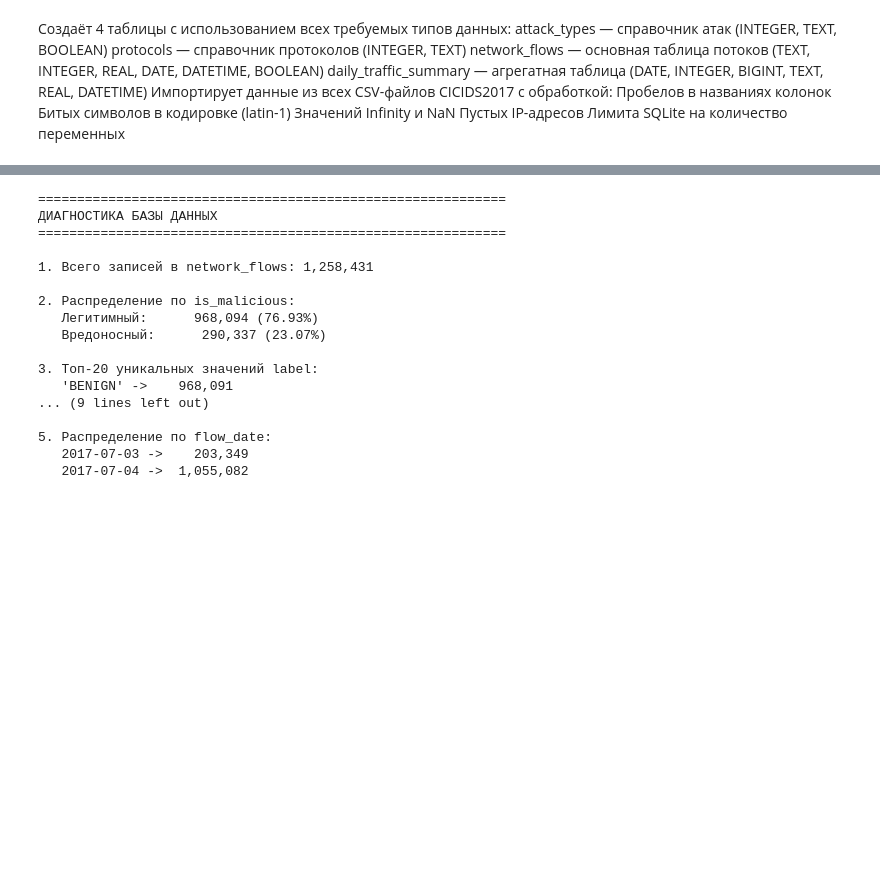
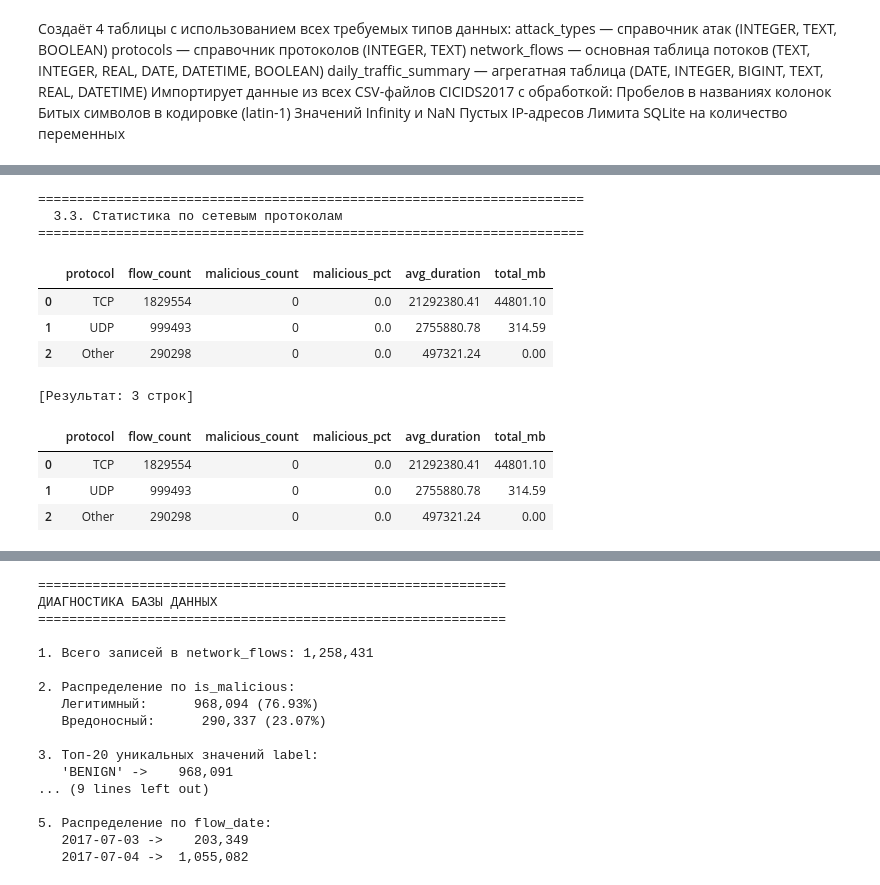
Before and after one commit to Marina4ij/dz3, a Jupyter notebook: dz3.ipynb, the cells around one changed output, grey strips where cells are left out. Saved outputs shown, nothing was run; the diff lists cells and outputs as text; code cells hidden in the pictures; blank space fills up the shorter version.

```diff
--- a/dz3.ipynb
+++ b/dz3.ipynb
@@ -420,0 +670,28 @@ daily_traffic_summary — агрегатная таблица (DATE, INTEGER, BI
+# %%
+sql = """
+SELECT
+    p.name as protocol,
+    COUNT(*) as flow_count,
+    SUM(nf.is_malicious) as malicious_count,
+    ROUND(100.0 * SUM(nf.is_malicious) / COUNT(*), 2) as malicious_pct,
+    ROUND(AVG(nf.flow_duration), 2) as avg_duration,
+    ROUND(SUM(nf.total_length_fwd + nf.total_length_bwd) / 1024.0 / 1024.0, 2) as total_mb
+FROM network_flows nf
+JOIN protocols p ON nf.protocol_id = p.protocol_id
+GROUP BY p.name
+ORDER BY flow_count DESC
+"""
+run_query(sql, "3.3. Статистика по сетевым протоколам")
+# %% [output]
+======================================================================
+  3.3. Статистика по сетевым протоколам
+======================================================================
+|  | protocol | flow_count | malicious_count | malicious_pct | avg_duration | total_mb |
+| 0 | TCP | 1829554 | 0 | 0.0 | 21292380.41 | 44801.10 |
+| 1 | UDP | 999493 | 0 | 0.0 | 2755880.78 | 314.59 |
+| 2 | Other | 290298 | 0 | 0.0 | 497321.24 | 0.00 |
+[Результат: 3 строк]
+|  | protocol | flow_count | malicious_count | malicious_pct | avg_duration | total_mb |
+| 0 | TCP | 1829554 | 0 | 0.0 | 21292380.41 | 44801.10 |
+| 1 | UDP | 999493 | 0 | 0.0 | 2755880.78 | 314.59 |
+| 2 | Other | 290298 | 0 | 0.0 | 497321.24 | 0.00 |
```
Also changed, not shown: parts of 12 cells of this notebook.
